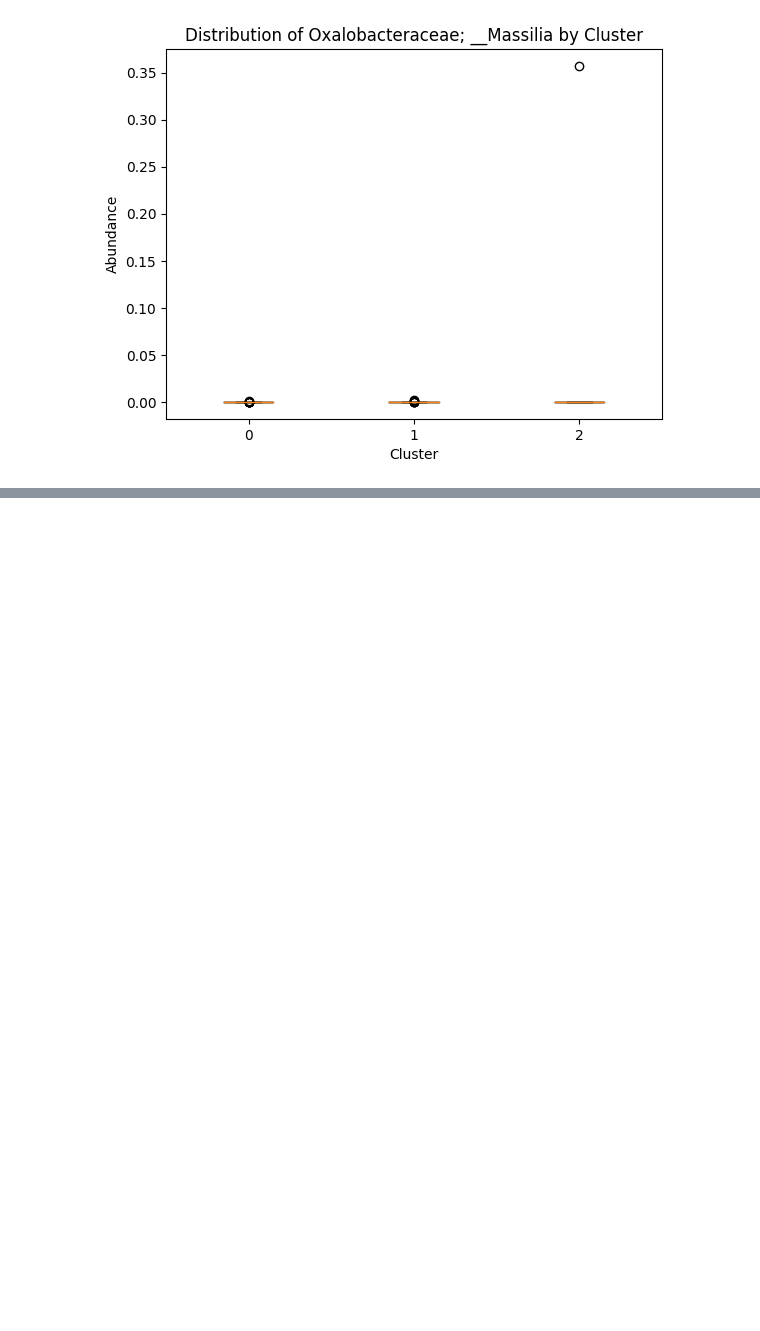
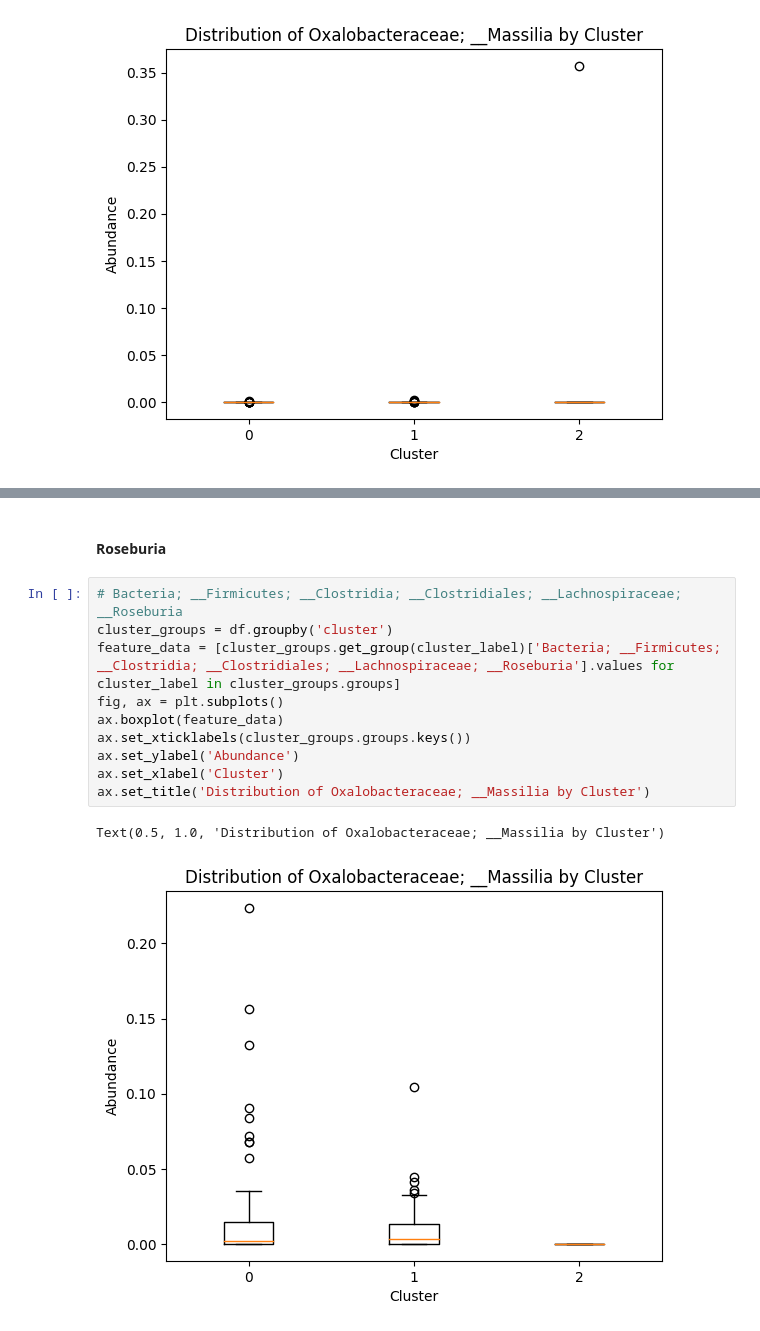
Before and after one commit to nehabhatia8/MLB-Project, a Jupyter notebook: MLB_Neha.ipynb, the cells around one changed output, grey strips where cells are left out. Cells and saved outputs as stored; diff of their text form; blank space fills up the shorter version.

```diff
--- a/MLB_Neha.ipynb
+++ b/MLB_Neha.ipynb
@@ -264,0 +314,15 @@ Text(0.5, 1.0, 'Distribution of Oxalobacteraceae; __Massilia by Cluster')
+# %% [markdown]
+#### Roseburia
+# %%
+# Bacteria; __Firmicutes; __Clostridia; __Clostridiales; __Lachnospiraceae; __Roseburia
+cluster_groups = df.groupby('cluster')
+feature_data = [cluster_groups.get_group(cluster_label)['Bacteria; __Firmicutes; __Clostridia; __Clostridiales; __Lachnospiraceae; __Roseburia'].values for cluster_label in cluster_groups.groups]
+fig, ax = plt.subplots()
+ax.boxplot(feature_data)
+ax.set_xticklabels(cluster_groups.groups.keys())
+ax.set_ylabel('Abundance')
+ax.set_xlabel('Cluster')
+ax.set_title('Distribution of Oxalobacteraceae; __Massilia by Cluster')
+# %% [output]
+Text(0.5, 1.0, 'Distribution of Oxalobacteraceae; __Massilia by Cluster')
+[figure, added]
```
Also changed, not shown: parts of 25 cells of this notebook.
